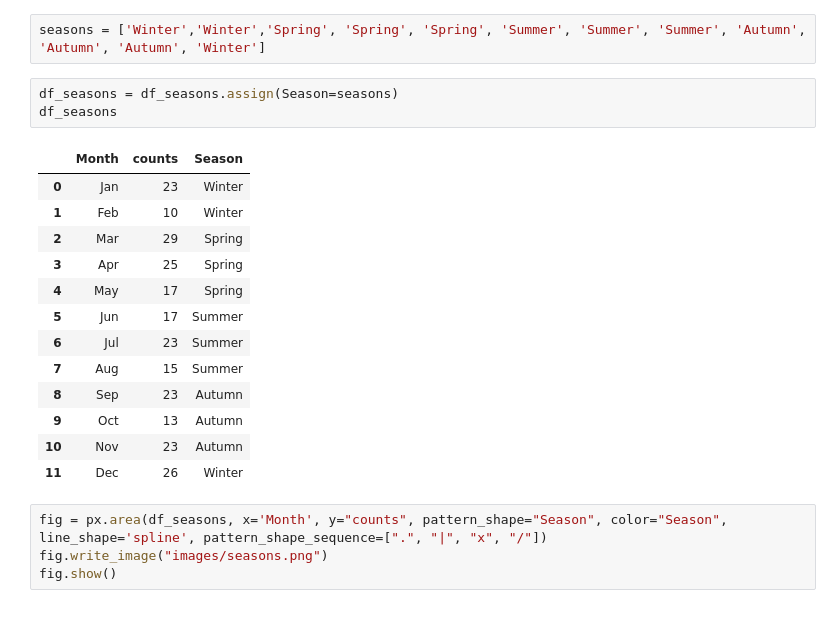
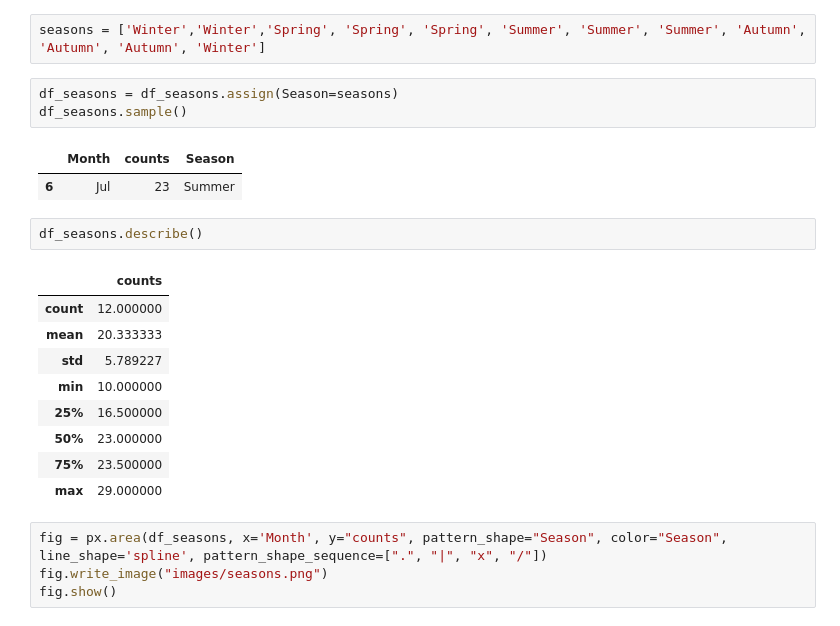
Before and after one commit to danidimarti/project2-movies-api, a Jupyter notebook: exploration-and-visualization.ipynb, the cells around one changed output. Drawn from its saved outputs; the diff is of its cells as text.

```diff
--- a/exploration-and-visualization.ipynb
+++ b/exploration-and-visualization.ipynb
@@ -143,21 +143,22 @@ df_seasons
 seasons = ['Winter','Winter','Spring', 'Spring', 'Spring', 'Summer', 'Summer', 'Summer', 'Autumn', 'Autumn', 'Autumn', 'Winter']
 # %%
 df_seasons = df_seasons.assign(Season=seasons)
-df_seasons
+df_seasons.sample()
 # %% [output]
 |  | Month | counts | Season |
-| 0 | Jan | 23 | Winter |
-| 1 | Feb | 10 | Winter |
-| 2 | Mar | 29 | Spring |
-| 3 | Apr | 25 | Spring |
-| 4 | May | 17 | Spring |
-| 5 | Jun | 17 | Summer |
 | 6 | Jul | 23 | Summer |
-| 7 | Aug | 15 | Summer |
-| 8 | Sep | 23 | Autumn |
-| 9 | Oct | 13 | Autumn |
-| 10 | Nov | 23 | Autumn |
-| 11 | Dec | 26 | Winter |
+# %%
+df_seasons.describe()
+# %% [output]
+|  | counts |
+| count | 12.000000 |
+| mean | 20.333333 |
+| std | 5.789227 |
+| min | 10.000000 |
+| 25% | 16.500000 |
+| 50% | 23.000000 |
+| 75% | 23.500000 |
+| max | 29.000000 |
 # %%
 fig = px.area(df_seasons, x='Month', y="counts", pattern_shape="Season", color="Season", line_shape='spline', pattern_shape_sequence=[".", "|", "x", "/"])
 fig.write_image("images/seasons.png")
```
Also changed, not shown: parts of 15 cells of this notebook, 3 other files.
